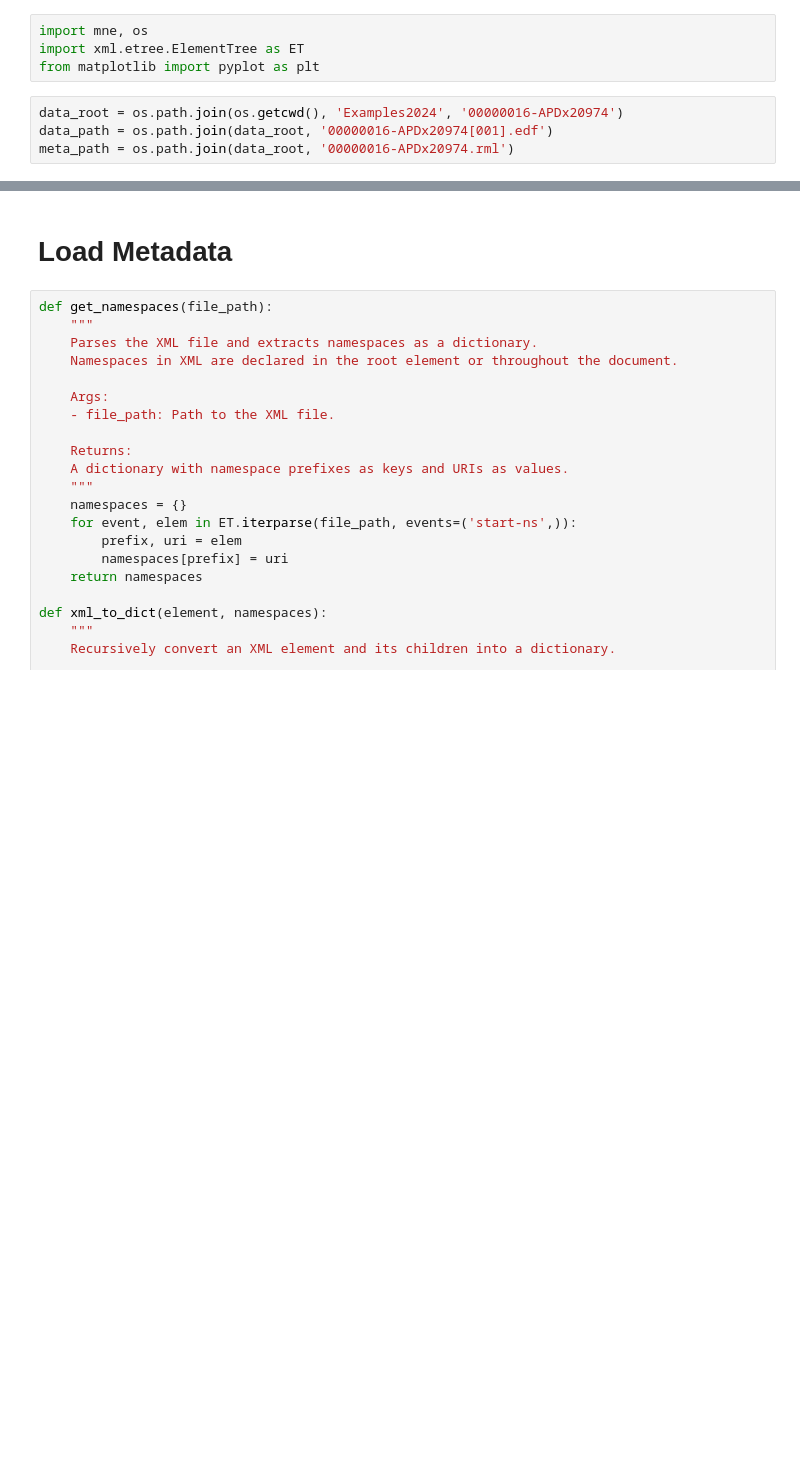
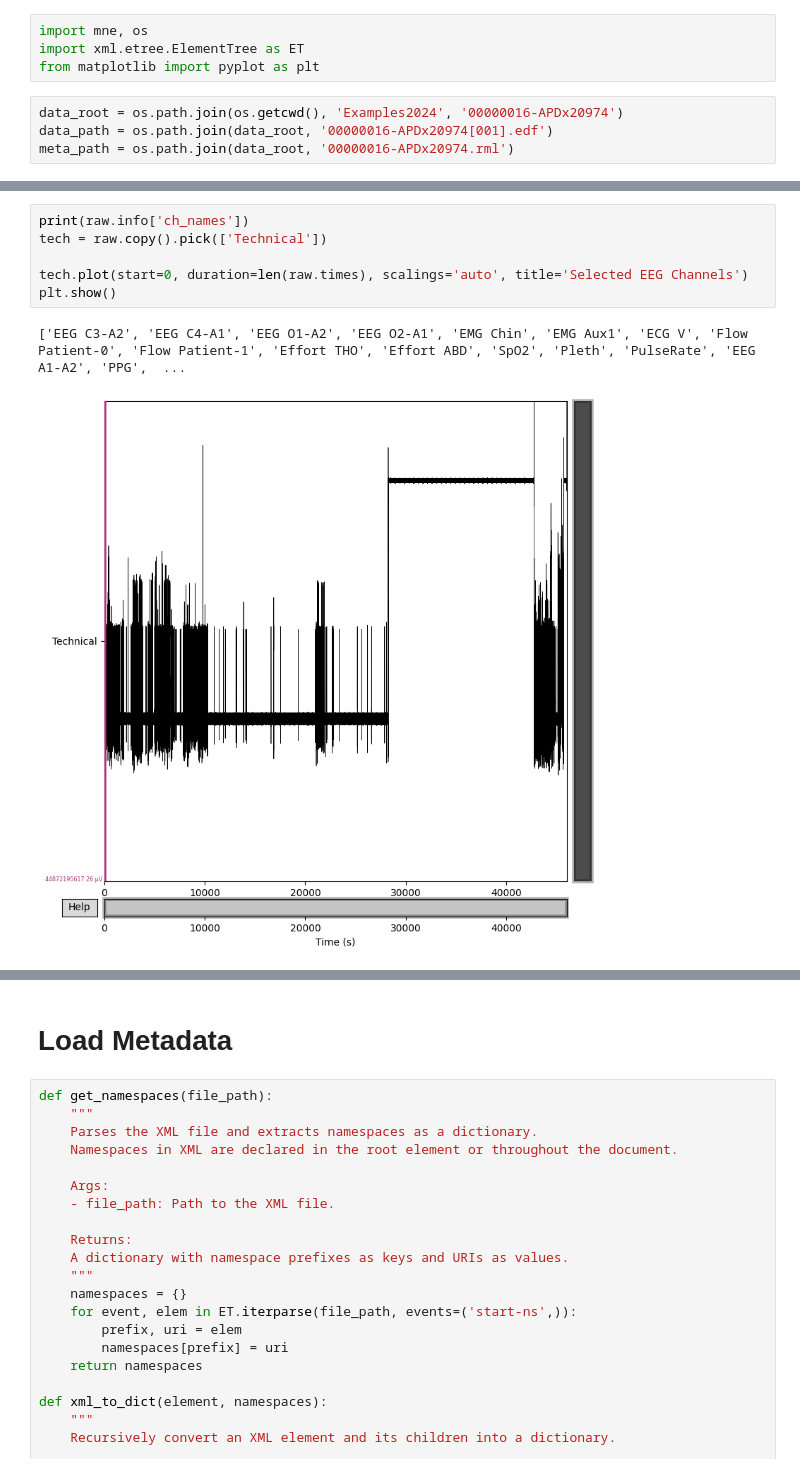
Before and after one commit to sbudoff/EEG_Consulting, a Jupyter notebook: DataExploration.ipynb, the cells around one changed output, grey strips where cells are left out. Drawn from its saved outputs; the diff is of its cells as text; blank space fills up the shorter version.

```diff
--- a/DataExploration.ipynb
+++ b/DataExploration.ipynb
@@ -101,3 +105,12 @@ Data
+# %%
+print(raw.info['ch_names'])
+tech = raw.copy().pick(['Technical'])
+
+tech.plot(start=0, duration=len(raw.times), scalings='auto', title='Selected EEG Channels')
+plt.show()
+# %% [output]
+['EEG C3-A2', 'EEG C4-A1', 'EEG O1-A2', 'EEG O2-A1', 'EMG Chin', 'EMG Aux1', 'ECG V', 'Flow Patient-0', 'Flow Patient-1', 'Effort THO', 'Effort ABD', 'SpO2', 'Pleth', 'PulseRate', 'EEG A1-A2', 'PPG',  ...
+[figure, added]
 # %%
 # Visualize the EEG time series for the selected channels
 selected_channels.plot(start=0, duration=30, scalings='auto', title='Selected EEG Channels')
```
Also changed, not shown: parts of 13 cells of this notebook.
